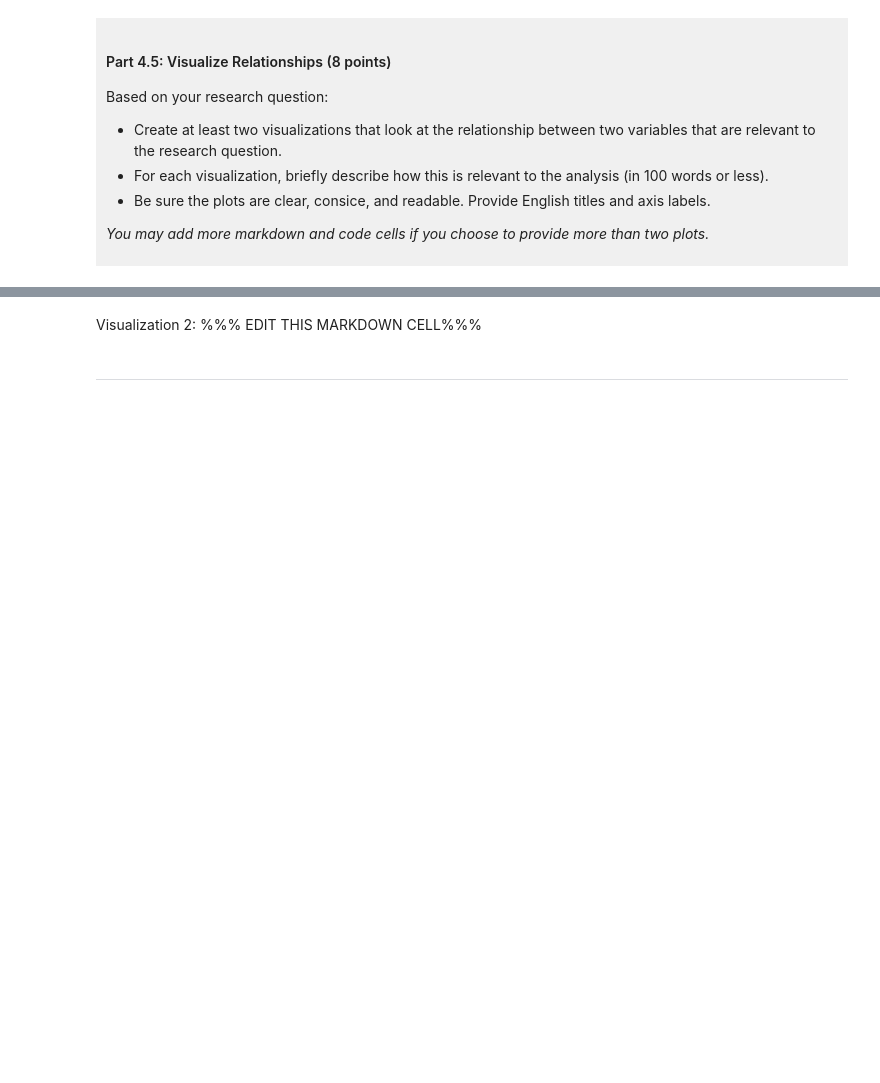
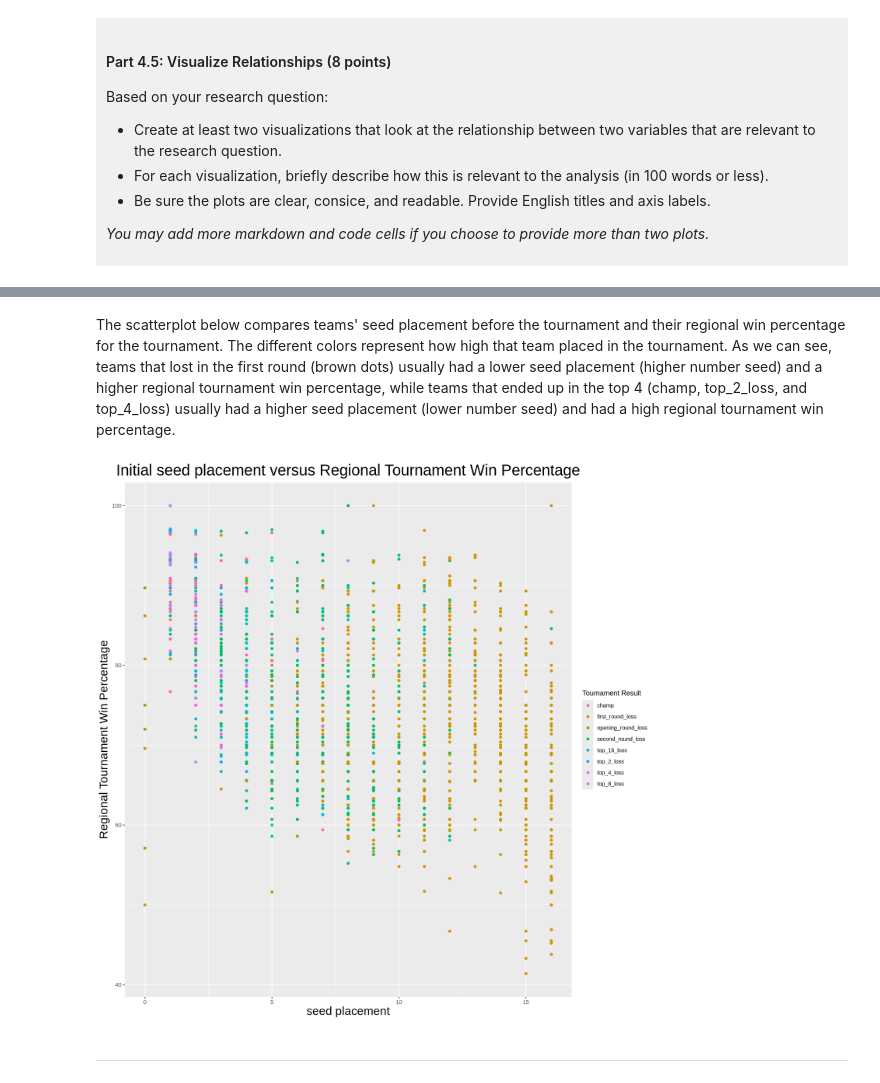
Before and after one commit to MaxYuY/dsci-100-project-max-yu, a Jupyter notebook: dsci-100-project-notebook.ipynb, the cells around one changed output, grey strips where cells are left out. Saved outputs shown, nothing was run; the diff lists cells and outputs as text; code cells hidden in the pictures; blank space fills up the shorter version.

```diff
--- a/dsci-100-project-notebook.ipynb
+++ b/dsci-100-project-notebook.ipynb
@@ -330,7 +381,14 @@ Visualization 1: %%% EDIT THIS MARKDOWN CELL%%%
 # %% [markdown]
-Visualization 2: %%% EDIT THIS MARKDOWN CELL%%%
+The scatterplot below compares teams' seed placement before the tournament and their regional win percentage for the tournament. The different colors represent how high that team placed in the tournament. As we can see, teams that lost in the first round (brown dots) usually had a lower seed placement (higher number seed) and a higher regional tournament win percentage, while teams that ended up in the top 4 (champ, top_2_loss, and top_4_loss) usually had a higher seed placement (lower number seed) and had a high regional tournament win percentage.
 # %%
-### EDIT THIS CODE CELL FOR VISUALIZATION 2###
+options(repr.plot.width = 12, repr.plot.height = 12)
+seed_tourney_finish <- march_madness_tidy_data |> ggplot(aes(x = seed, y = reg_wins_pct, color = tourney_finish)) + geom_point() +
+                                                    labs(x = "seed placement", y = "Regional Tournament Win Percentage", color = "Tournament Result") +
+                                                    ggtitle("Initial seed placement versus Regional Tournament Win Percentage")+
+                                                    theme(plot.title = element_text(size = 24, hjust = 0.5), axis.title = element_text(size = 18, hjust = 0.5))
+seed_tourney_finish
+# %% [output]
+[figure, added]
 # %% [markdown]
 ------
 # %% [markdown]
```
Also changed, not shown: parts of 10 cells of this notebook.
